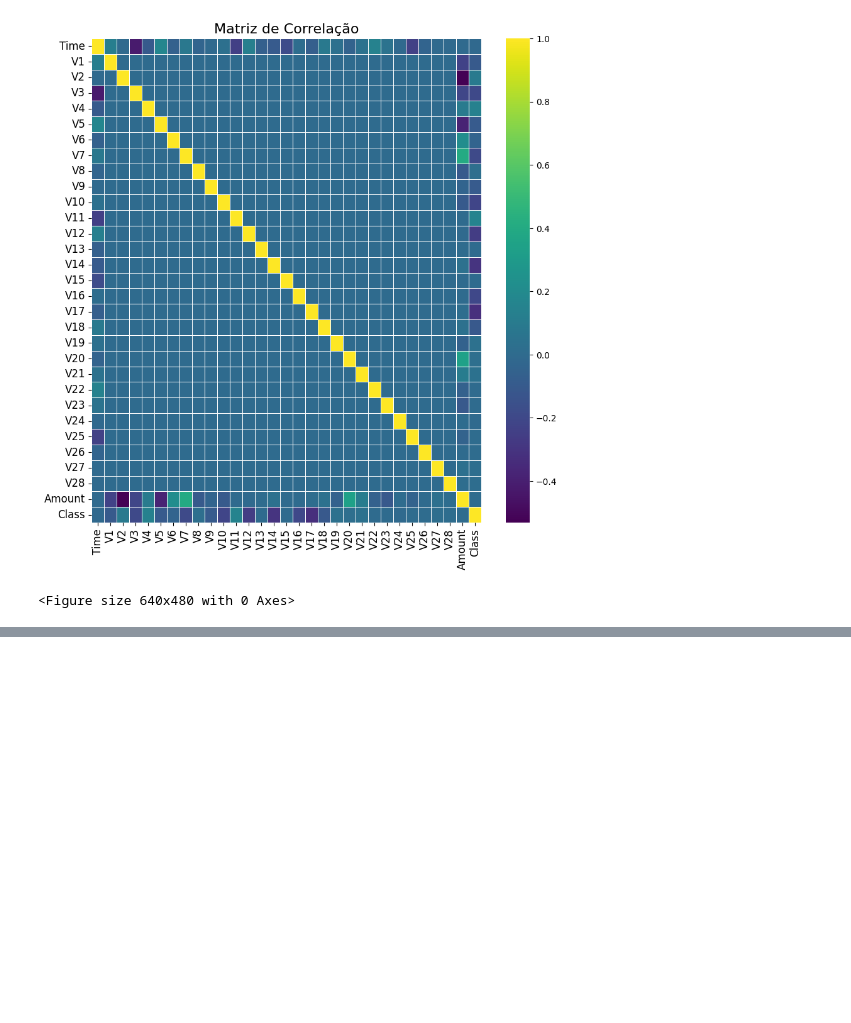
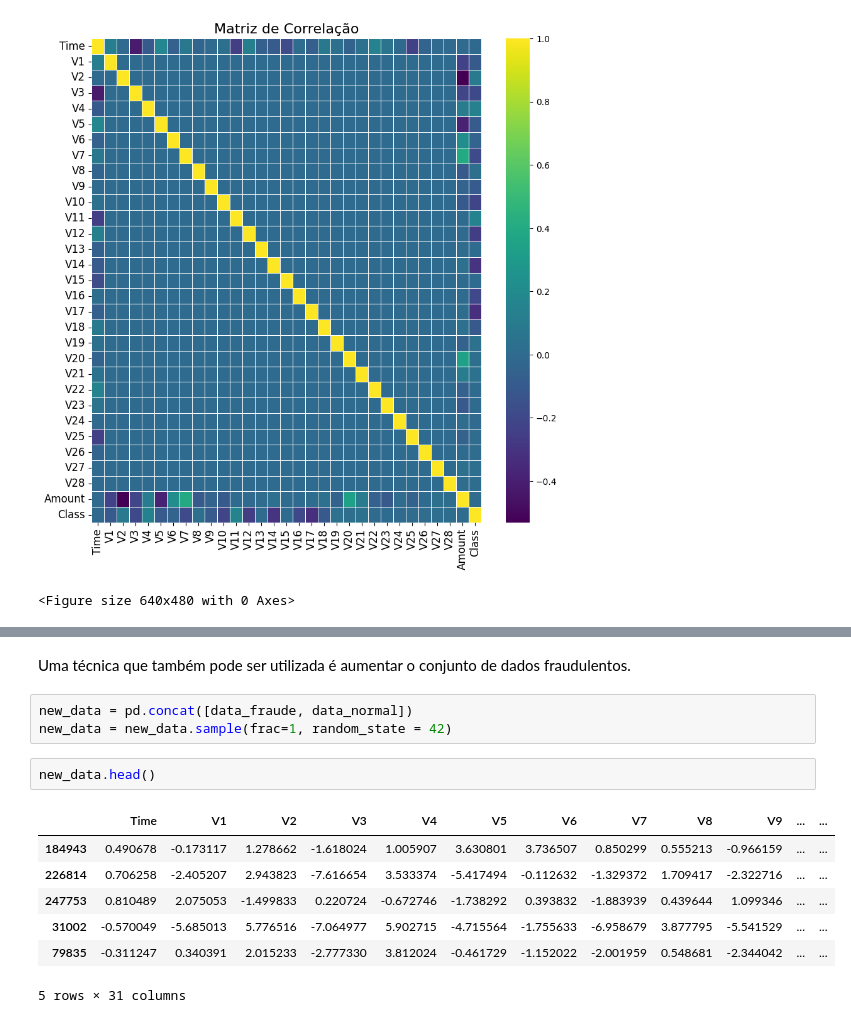
Before and after one commit to Fecarvalho00/Creditcard_fraud_analysis, a Jupyter notebook: creditcard_fraud.ipynb, the cells around one changed output, grey strips where cells are left out. Cells and saved outputs as stored; diff of their text form; blank space fills up the shorter version.

```diff
--- a/creditcard_fraud.ipynb
+++ b/creditcard_fraud.ipynb
@@ -193,0 +214,15 @@ Observe que os dados estão desbalanceados, sendo assim, é preciso aplicar téc
+# %% [markdown]
+Uma técnica que também pode ser utilizada é aumentar o conjunto de dados fraudulentos.
+# %%
+new_data = pd.concat([data_fraude, data_normal])
+new_data = new_data.sample(frac=1, random_state = 42)
+# %%
+new_data.head()
+# %% [output]
+|  | Time | V1 | V2 | V3 | V4 | V5 | V6 | V7 | V8 | V9 | ... | ... |
+| 184943 | 0.490678 | -0.173117 | 1.278662 | -1.618024 | 1.005907 | 3.630801 | 3.736507 | 0.850299 | 0.555213 | -0.966159 | ... | ... |
+| 226814 | 0.706258 | -2.405207 | 2.943823 | -7.616654 | 3.533374 | -5.417494 | -0.112632 | -1.329372 | 1.709417 | -2.322716 | ... | ... |
+| 247753 | 0.810489 | 2.075053 | -1.499833 | 0.220724 | -0.672746 | -1.738292 | 0.393832 | -1.883939 | 0.439644 | 1.099346 | ... | ... |
+| 31002 | -0.570049 | -5.685013 | 5.776516 | -7.064977 | 5.902715 | -4.715564 | -1.755633 | -6.958679 | 3.877795 | -5.541529 | ... | ... |
+| 79835 | -0.311247 | 0.340391 | 2.015233 | -2.777330 | 3.812024 | -0.461729 | -1.152022 | -2.001959 | 0.548681 | -2.344042 | ... | ... |
+5 rows × 31 columns
```
Also changed, not shown: parts of 11 cells of this notebook.
